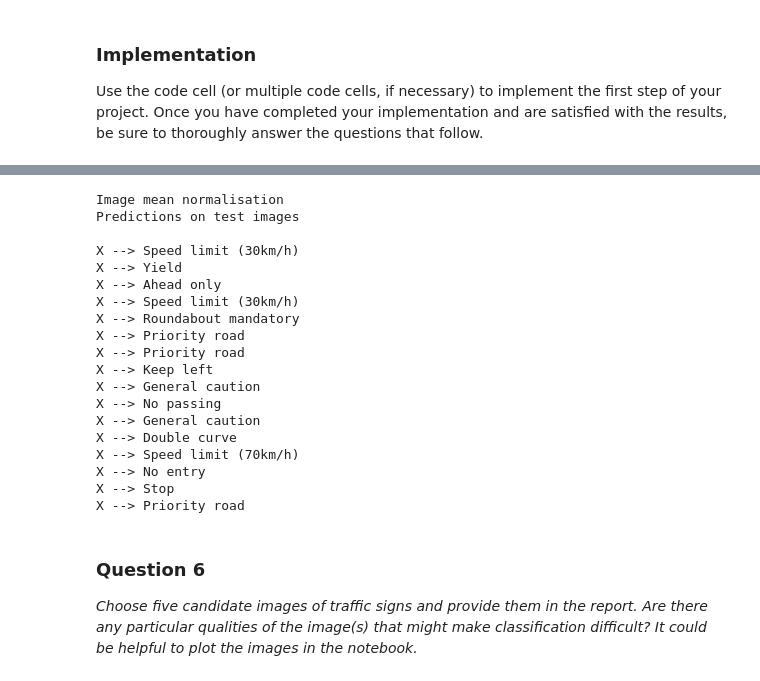
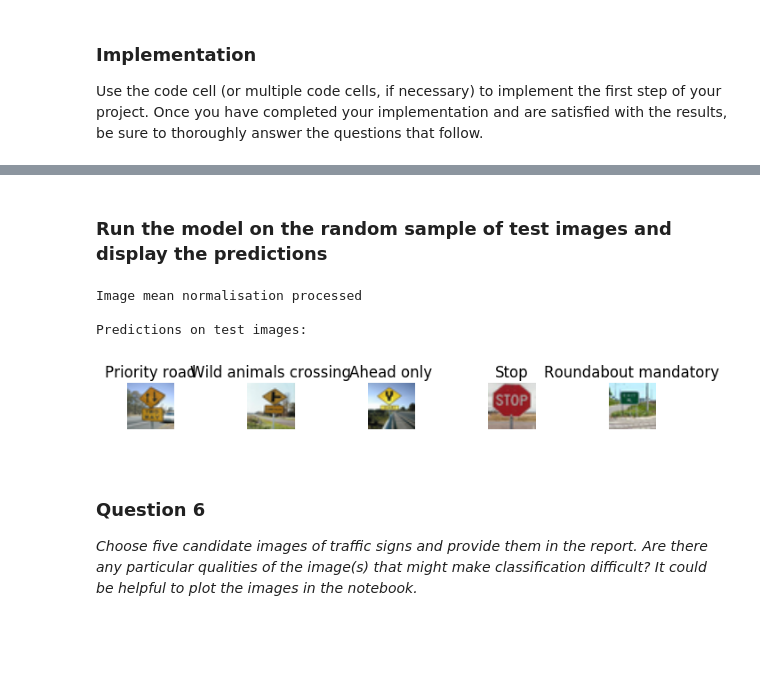
Before and after one commit to js1972/CarND-Traffic-Sign-Classifier-Project, a Jupyter notebook: Traffic_Sign_Classifier.ipynb, the cells around one changed output, grey strips where cells are left out. Saved outputs shown, nothing was run; the diff lists cells and outputs as text; code cells hidden in the pictures; blank space fills up the shorter version.

```diff
--- a/Traffic_Sign_Classifier.ipynb
+++ b/Traffic_Sign_Classifier.ipynb
@@ -748,45 +791,40 @@ plt.tight_layout()
+# %% [markdown]
+### Run the model on the random sample of test images and display the predictions
 # %%
-dummy_labels = np.array([0 for _ in range(images.shape[0])])
-test_images, _ = preprocess(test_images, dummy_labels)
+dummy_labels = np.array([0 for _ in range(images_to_show.shape[0])])
+images_to_show_preprocessed, _ = preprocess(images_to_show, dummy_labels)
 
 with tf.Graph().as_default(), tf.Session() as sess:
     # Instantiate the model
     x, y, keep_prob, logits_op, optimizer_op, predictions_op, accuracy_op = inference()
 
     # Load trained weights
     saver = tf.train.Saver()
     saver.restore(sess, MODEL_SAVE_PATH)
 
-    logits, predictions = sess.run([logits_op, predictions_op], feed_dict={x: test_images, keep_prob: 1.})
+    logits, predictions = sess.run([logits_op, predictions_op], feed_dict={x: images_to_show_preprocessed, keep_prob: 1.})
 
 final_preds = [signnames[p+1][1].decode("utf-8") for p in predictions]
-#signnames[label_idx+1][1].decode("utf-8")
 
 # Print predictions on my sample images
-print('Predictions on test images\n')
-for i in range(test_images.shape[0]):
-    # !!!! WE WANT TO PRINT THE IMAGE HERE WITH ITS PREDICTED CAPTION !!!!
-    print('%s --> %s' % ("X", final_preds[i]))
+print("\nPredictions on test images:")
+
+plt.figure()
+plt.rcParams["figure.figsize"] = [7, 4]
+plt.axis("off")
+
+for i, test_image in enumerate(images_to_show):
+    plt.subplot(1, num_images_to_show, i+1)
+    plt.axis("off")
+    plt.imshow(test_image)
+    plt.title(final_preds[i])
+
+plt.tight_layout()
 # %% [output]
-Image mean normalisation
-Predictions on test images
+Image mean normalisation processed
 
-X --> Speed limit (30km/h)
-X --> Yield
-X --> Ahead only
-X --> Speed limit (30km/h)
-X --> Roundabout mandatory
-X --> Priority road
-X --> Priority road
-X --> Keep left
-X --> General caution
-X --> No passing
-X --> General caution
-X --> Double curve
-X --> Speed limit (70km/h)
-X --> No entry
-X --> Stop
-X --> Priority road
+Predictions on test images:
+[figure, added]
 # %% [markdown]
 ### Question 6
 
```
Also changed, not shown: parts of 19 cells of this notebook, 3 other files.
